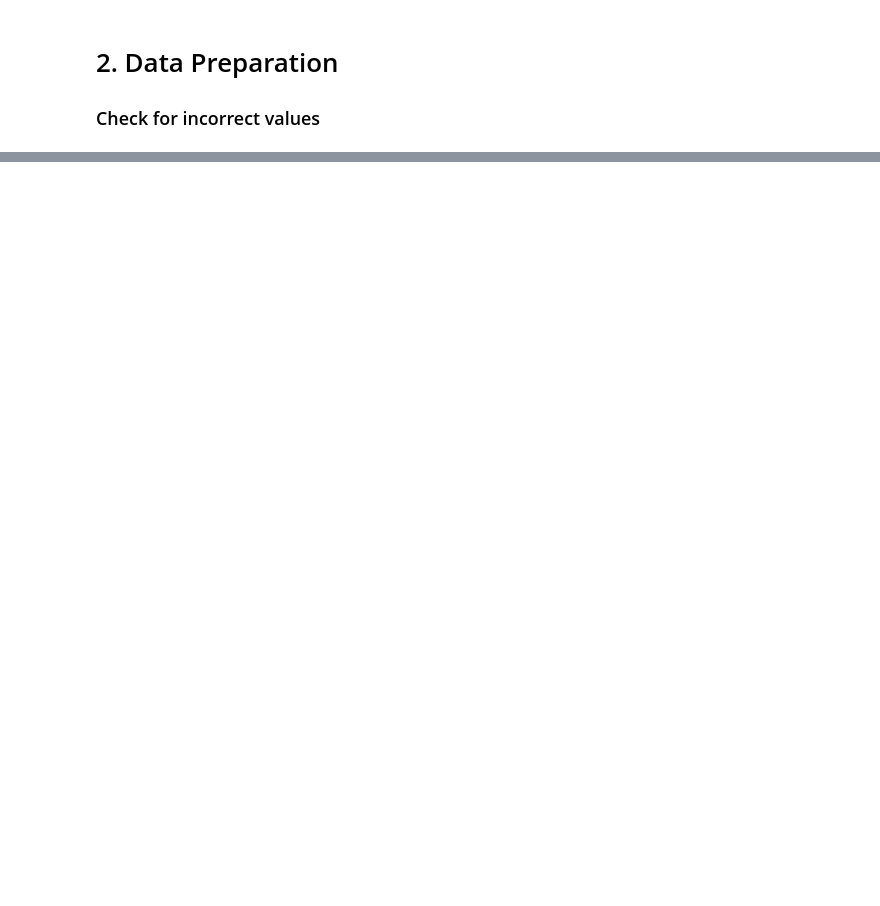
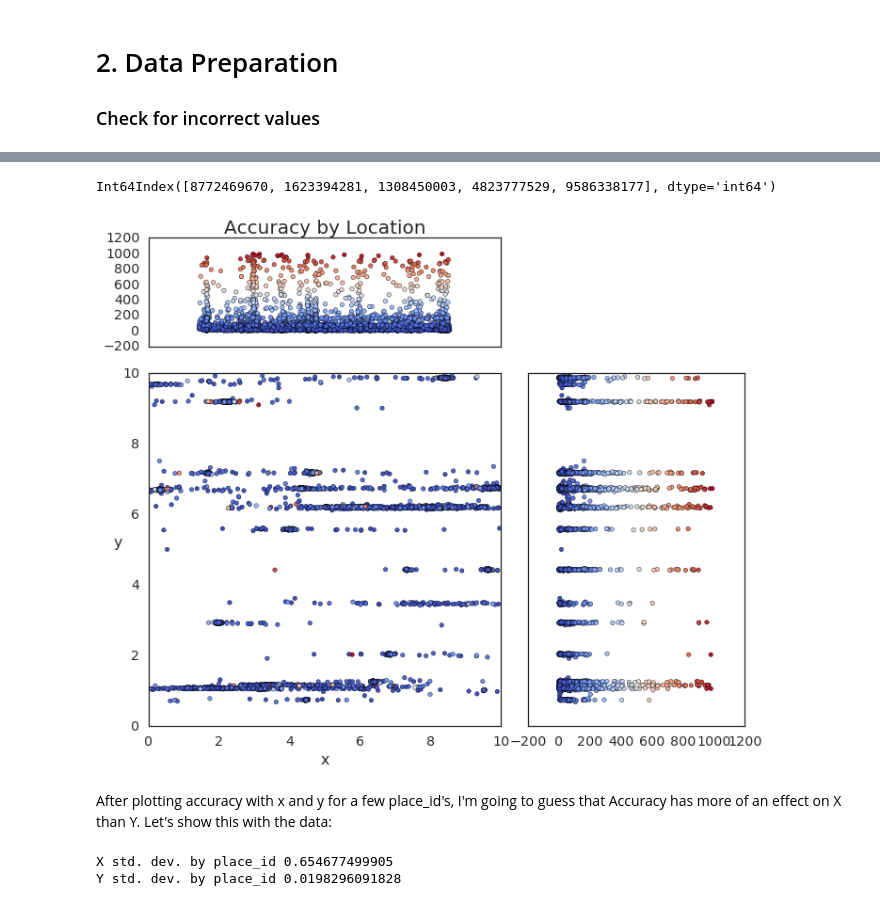
Before and after one commit to derekhalliwell/Kaggle_Facebook_Recruiting_V, a Jupyter notebook: FB_Derek_Halliwell.ipynb, the cells around one changed output, grey strips where cells are left out. Saved outputs shown, nothing was run; the diff lists cells and outputs as text; code cells hidden in the pictures; blank space fills up the shorter version.

```diff
--- a/FB_Derek_Halliwell.ipynb
+++ b/FB_Derek_Halliwell.ipynb
@@ -90,0 +249,66 @@ memory usage: 1.4 GB
+# %%
+train.place_id.value_counts().index[:5]
+# %% [output]
+Int64Index([8772469670, 1623394281, 1308450003, 4823777529, 9586338177], dtype='int64')
+# %%
+# scatter plot with colorbar showing accuracy
+
+# top 5 most popular place_id's
+#top5 = train.place_id.value_counts().index[:5]
+top5 = train.place_id.sample(20)
+
+top20_df = train[train.place_id.isin(top5)]
+
+high_low_df = top20_df
+
+nullfmt = NullFormatter() # no labels
+
+# definitions for the axes
+left, width = 0.1, 0.65
+bottom, height = 0.1, 0.65
+bottom_h = left_h = left + width + 0.05
+
+rect_scatter = [left, bottom, width, height]
+rect_accx = [left, bottom_h, width, 0.2]
+rect_accy = [left_h, bottom, 0.4, height]
+
+fig = plt.figure(1,figsize=(8, 8))
+
+axScatter = plt.axes(rect_scatter)
+axAccx = plt.axes(rect_accx)
+axAccy = plt.axes(rect_accy)
+
+# scatter plot
+axScatter.scatter(high_low_df.x,high_low_df.y, c=high_low_df.accuracy, cmap=plt.cm.coolwarm)
+
+# no labels
+axAccx.xaxis.set_major_formatter(nullfmt)
+axAccy.yaxis.set_major_formatter(nullfmt)
+
+# accuracy plots
+
+axAccx.scatter(high_low_df.x,high_low_df.accuracy,c=high_low_df.accuracy, cmap=plt.cm.coolwarm)
+axAccy.scatter(high_low_df.accuracy,high_low_df.y,c=high_low_df.accuracy, cmap=plt.cm.coolwarm)
+
+axScatter.set_ylim([0,10])
+axScatter.set_xlim([0,10])
+axAccy.set_ylim([0,10])
+axAccx.set_title('Accuracy by Location',fontsize=20)
+axScatter.set_xlabel('x')
+axScatter.set_ylabel('y',rotation=0)
+
+plt.show()
+# %% [output]
+[figure, added]
+# %% [markdown]
+After plotting accuracy with x and y for a few place_id's, I'm going to guess that Accuracy has more of an effect on X than Y. Let's show this with the data:
+# %%
+top = train.place_id.value_counts().index[:100000]
+
+top_df = train[train.place_id.isin(top)].groupby('place_id').std()
+
+print 'X std. dev. by place_id',top_df.x.mean()
+print 'Y std. dev. by place_id',top_df.y.mean()
+# %% [output]
+X std. dev. by place_id 0.654677499905
+Y std. dev. by place_id 0.0198296091828
```
Also changed, not shown: parts of 38 cells of this notebook.
